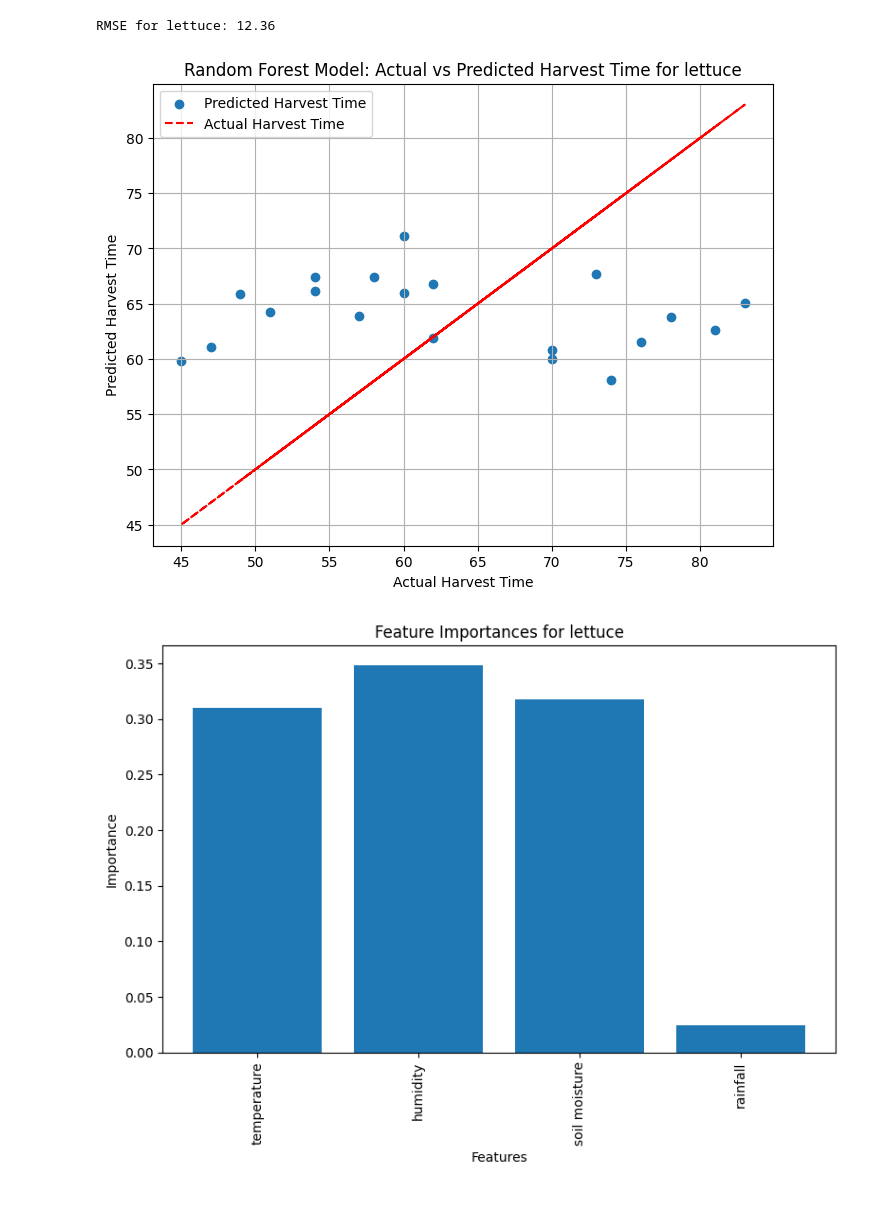
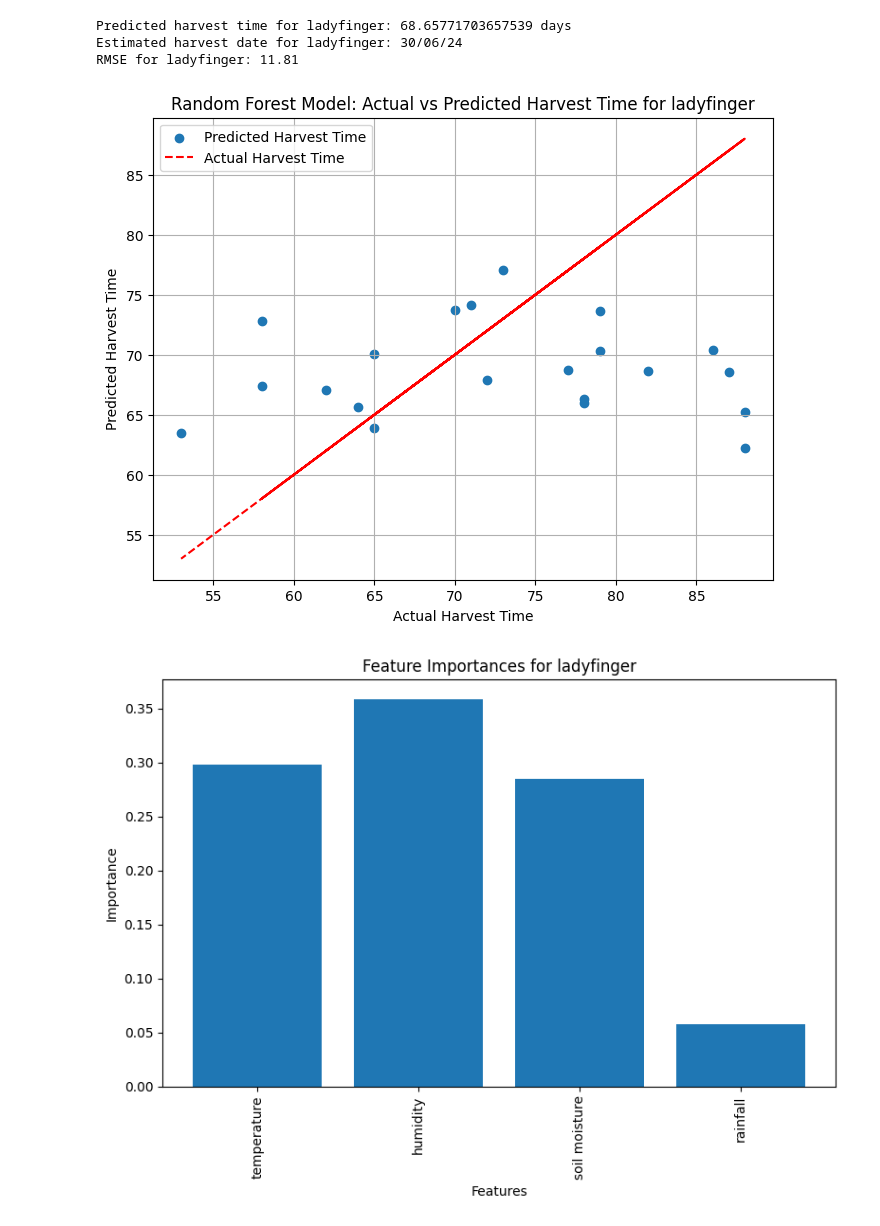
Before and after one commit to wannursabrina1/crop_prediction, a Jupyter notebook: Crop_Yield_Pred.ipynb, the cells around one changed output. Cells and saved outputs as stored; diff of their text form; code cells hidden in the pictures.

```diff
--- a/Crop_Yield_Pred.ipynb
+++ b/Crop_Yield_Pred.ipynb
@@ -49,9 +50,9 @@ X_train, X_test, y_train, y_test = train_test_split(X, y, test_size=0.2, random_
 # %%
 # Define the parameter grid for GridSearchCV
 param_grid = {
-    'n_estimators': [100, 200, 300],
-    'max_depth': [3, 4, 5, 6, 7],
-    'max_features': ['sqrt', 'log2', None]
+    'n_estimators': [100, 200, 500],
+    'max_depth': [5, 6, 7, 8, 9],
+    'max_features': ['sqrt', 'log2', 0.5, 10, None]
 }
 
 # Initialize the model
@@ -64,6 +65,13 @@ kf = KFold(n_splits=5, shuffle=True, random_state=42)
 grid_search = GridSearchCV(estimator=model, param_grid=param_grid, cv=kf, scoring='neg_mean_squared_error', n_jobs=-1)
 grid_search.fit(X_train, y_train)
 
+# Make predictions on the test data using the best model
+test_pred = grid_search.best_estimator_.predict(X_test)
+
+# Calculate the RMSE on the test set
+test_rmse = np.sqrt(mean_squared_error(y_test, test_pred))
+print(f"Test Root Mean Square Error for all crops: {test_rmse:.2f}")
+
 # Print the best hyperparameters and score
 print("Best hyperparameters: ", grid_search.best_params_)
 print("Best cross-validation score: ", grid_search.best_score_)
@@ -155,6 +201,7 @@ Shape of feature_importances:  (4,)
 # %%
 # Ask the user to input the crop type
 crop_type = input("Enter the crop type you want to analyze: ")
+start_date = input("Enter start date (DD/MM/YY): ")
 
 # Filter the dataset to include only the specified crop type
 crop_data = crops[crops['label'] == crop_type]
@@ -165,7 +212,7 @@ if crop_data.empty:
 else:
     # Extract features and labels for the filtered dataset
     crop_features = ['temperature', 'humidity', 'soil moisture', 'rainfall']
-    X_crop = crop_data[features]
+    X_crop = crop_data[crop_features]
     y_crop = crop_data['harvest time']
 
     # Split the data into training and testing sets
@@ -174,36 +221,48 @@ else:
     # Train the Random Forest Regressor model with GridSearchCV
     grid_search.fit(X_train_crop, y_train_crop)
 
     # Make predictions on the test data
     y_pred_crop = grid_search.best_estimator_.predict(X_test_crop)
 
+    # Print the predicted harvest time
+    print(f"Predicted harvest time for {crop_type}: {y_pred_crop[0]} days")
+
+    # Parse the start date
+    start_date = datetime.strptime(start_date, "%d/%m/%y")
+
+    # Calculate the estimated harvest date
+    estimated_harvest_date = start_date + timedelta(days=y_pred_crop[0])
+    print(f"Estimated harvest date for {crop_type}: {estimated_harvest_date.strftime('%d/%m/%y')}")
+
     # Calculate the RMSE for the specific crop type
-    rmse = np.sqrt(mean_squared_error(y_test_crop, y_pred_crop))
-    print(f"RMSE for {crop_type}: {rmse:.2f}")
+    crop_rmse = np.sqrt(mean_squared_error(y_test_crop, y_pred_crop))
+    print(f"RMSE for {crop_type}: {crop_rmse:.2f}")
 
     # Plot actual vs predicted harvest time for the specific crop type
     plt.figure(figsize=(8, 6))
     plt.scatter(y_test_crop, y_pred_crop, label='Predicted Harvest Time')
     plt.plot(y_test_crop, y_test_crop, color='red', linestyle='--', label='Actual Harvest Time')
     plt.xlabel('Actual Harvest Time')
     plt.ylabel('Predicted Harvest Time')
     plt.title(f'Random Forest Model: Actual vs Predicted Harvest Time for {crop_type}')
     plt.legend()
     plt.grid(True)
     plt.show()
 
     # Get feature importances for the specific crop type
     feature_importances_crop = grid_search.best_estimator_.feature_importances_
     plt.figure(figsize=(8, 6))
     plt.bar(features, feature_importances_crop)
     plt.xlabel('Features')
     plt.ylabel('Importance')
     plt.title(f'Feature Importances for {crop_type}')
     plt.xticks(rotation=90)
     plt.tight_layout()
     plt.show()
 # %% [output]
-RMSE for lettuce: 12.36
+Predicted harvest time for ladyfinger: 68.65771703657539 days
+Estimated harvest date for ladyfinger: 30/06/24
+RMSE for ladyfinger: 11.81
-[figure, old version]
+[figure, new version]
-[figure, old version]
+[figure, new version]
 # %%
```
Also changed, not shown: parts of 11 cells of this notebook.
